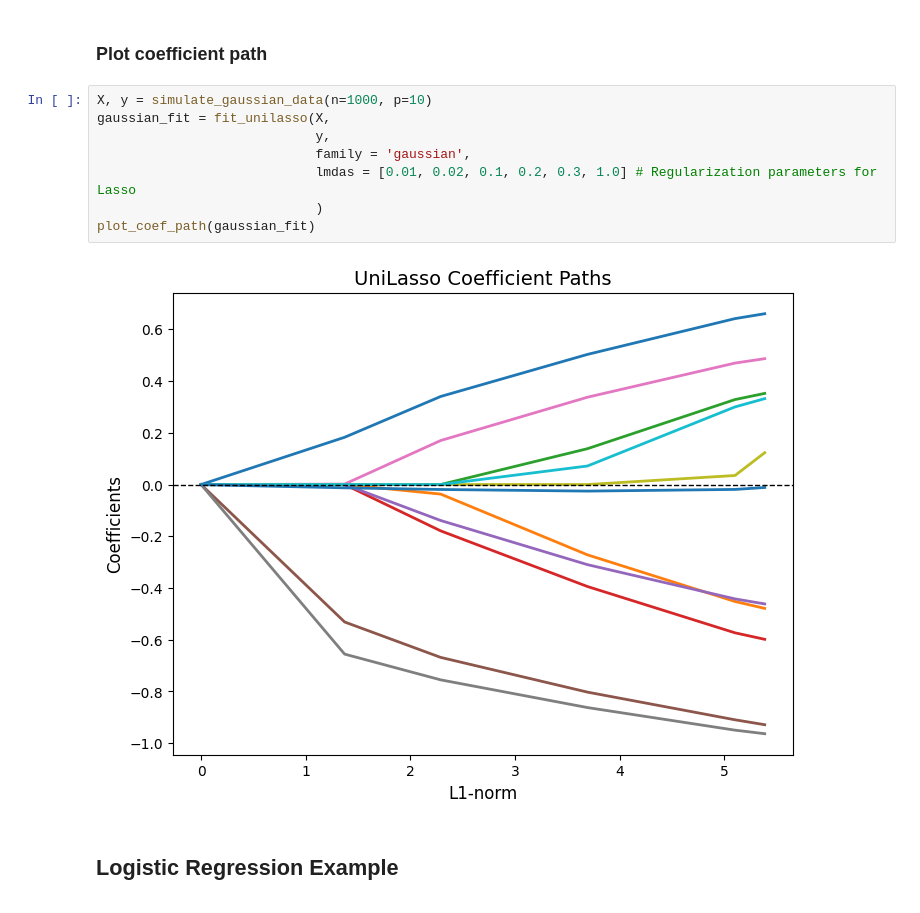
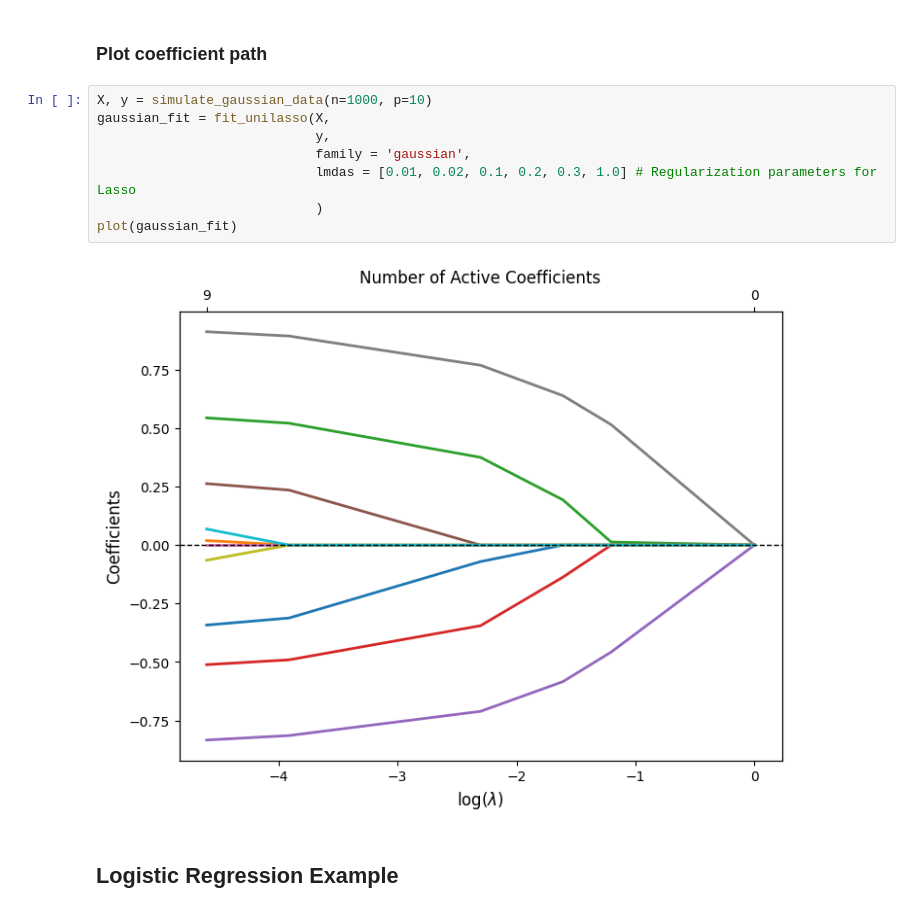
Before and after one commit to sophial05/uni-lasso, a Jupyter notebook: examples/unilasso_example_workflow.ipynb, the cells around one changed output. Drawn from its saved outputs; the diff is of its cells as text.

```diff
--- a/examples/unilasso_example_workflow.ipynb
+++ b/examples/unilasso_example_workflow.ipynb
@@ -150,13 +152,13 @@ Regularization path (rounded to 3 decimal places): [1.257 1.177 1.103 1.032 0.96
 # %%
 X, y = simulate_gaussian_data(n=1000, p=10)
 gaussian_fit = fit_unilasso(X,
                             y,
                             family = 'gaussian',
                             lmdas = [0.01, 0.02, 0.1, 0.2, 0.3, 1.0] # Regularization parameters for Lasso
                             )
-plot_coef_path(gaussian_fit)
+plot(gaussian_fit)
 # %% [output]
-[figure, old version]
+[figure, new version]
 # %% [markdown]
 ## Logistic Regression Example
 # %% [markdown]
```
Also changed, not shown: parts of 16 cells of this notebook, 2 other files.
